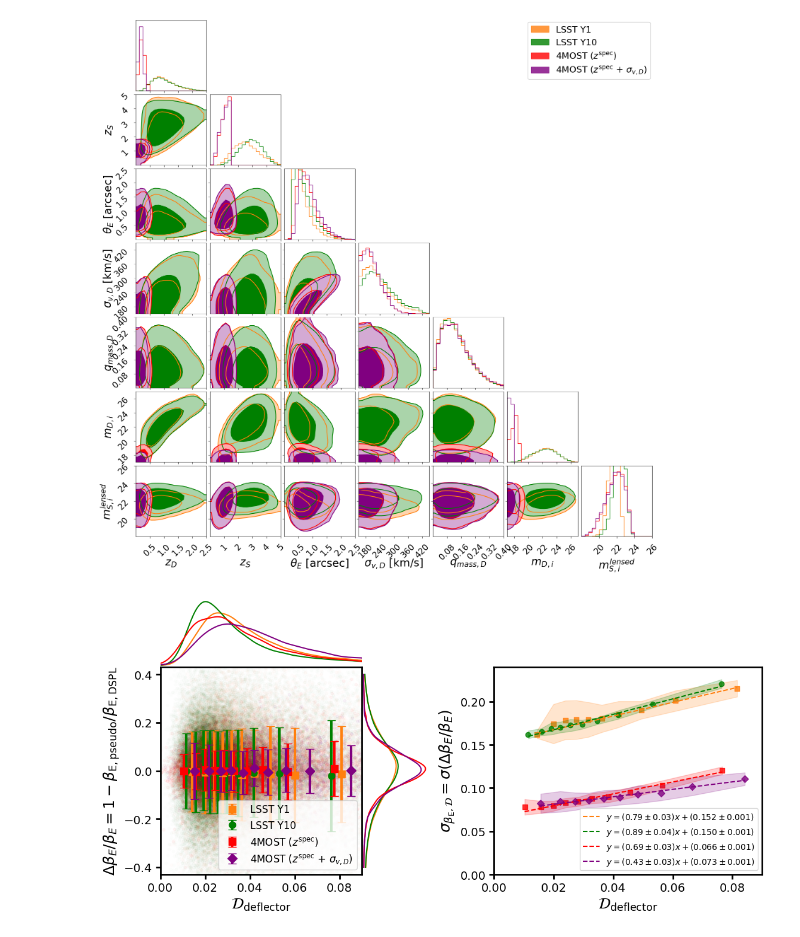
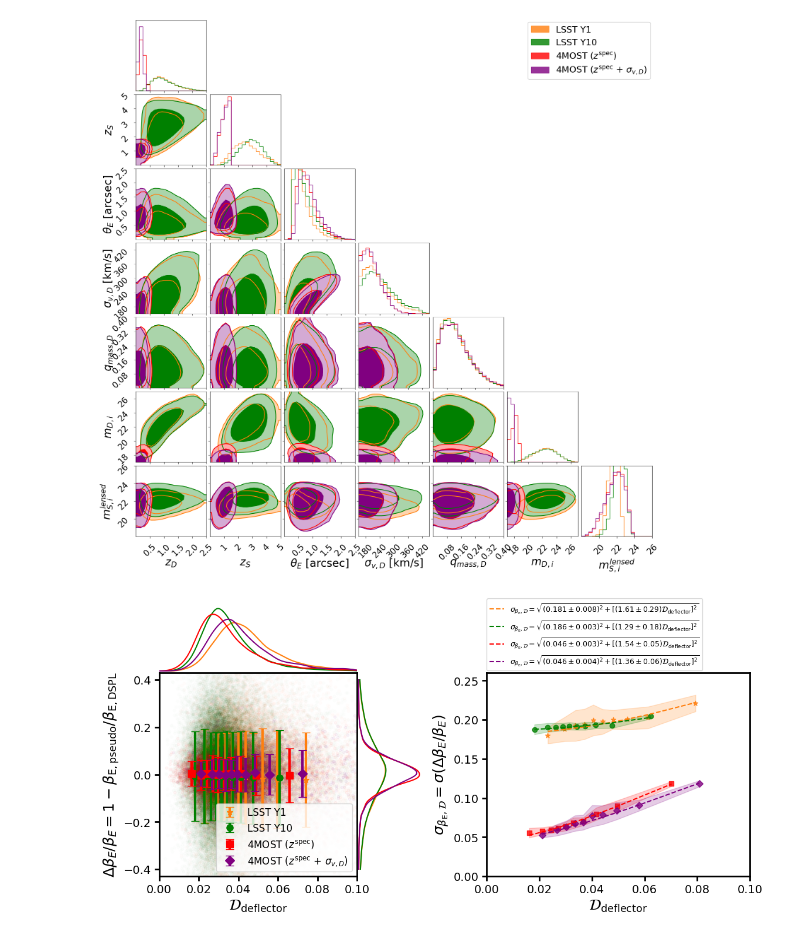
Before and after one commit to timedilatesme/pdspl-analysis, a Jupyter notebook: notebooks/03_deflector_pairing.ipynb, the cells around one changed output. Drawn from its saved outputs; the diff is of its cells as text; code cells hidden in the pictures.

Commit message:
Commit for the newly updated pairing methodology with log metric

```diff
--- a/notebooks/03_deflector_pairing.ipynb
+++ b/notebooks/03_deflector_pairing.ipynb
@@ -40,6 +42,12 @@ def preprocess_ggl_table(filepath):
     table = Table.read(filepath, format='fits')
     table['color_D_gr'] = table['mag_D_g'] - table['mag_D_r']
     table['color_D_ri'] = table['mag_D_r'] - table['mag_D_i']
+
+    # NEW: Convert magnitude to linear pseudo-flux (no zp correction, just for pairing)
+    table['flux_D_i']        = 10**(-0.4 * table['mag_D_i'])
+    table['flux_ratio_D_gr'] = 10**(-0.4 * table['mag_D_g']) / 10**(-0.4 * table['mag_D_r'])
+    table['flux_ratio_D_ri'] = 10**(-0.4 * table['mag_D_r']) / 10**(-0.4 * table['mag_D_i'])
+
     table['log_R_e_kpc'] = np.log10(table['R_e_kpc'])
     table['log_Sigma_half_Msun/pc2'] = np.log10(table['Sigma_half_Msun/pc2'])
     table['log_sigma_v_D'] = np.log10(table['sigma_v_D'])
@@ -78,13 +86,25 @@ pdspl_samples = {
     "lsst_4most_spec-z_sigma_v": {"table": GGL_table_4MOST_specz_sigma, "name": "4MOST ($z^{\\rm spec}$ + $\\sigma_{v, D}$)", "color": "purple"}
 }
 
-base_pairing_keys = ['z_D', 'R_e_arcsec', 'mag_D_i', 'color_D_gr', 'color_D_ri']
-base_dissim_keys = ["rel_diff_R_e_arcsec", "rel_diff_z_D", "rel_diff_mag_D_i", "rel_diff_color_D_gr", "rel_diff_color_D_ri"]
+base_pairing_keys = ['z_D', 'R_e_arcsec',
+                     'flux_D_i', 'flux_ratio_D_gr', 'flux_ratio_D_ri']
+base_dissim_keys = ["rel_diff_z_D", "rel_diff_R_e_arcsec",
+                    "rel_diff_flux_D_i", "rel_diff_flux_ratio_D_gr", "rel_diff_flux_ratio_D_ri"]
 base_error_config = {
     'sigma_v_D': 10.0,                                     # Constant 10 km/s error
     'R_e_arcsec': lambda t: 0.05 * t['R_e_arcsec'],        # 5% fractional error
-    'mag_D_i': 1e-3                                        # 1 millimag precision
+    'mag_D_i': 1e-3,                                        # 1 millimag precision
+    'flux_D_i': lambda t: 0.01 * t['flux_D_i'],           # 1% flux error (derived from mag error)
+    'color_D_gr': 1e-3,                                     # 1 millimag precision
 }
+base_error_config = {
+    'sigma_v_D':        10.0,                                       # Constant 10 km/s error
+    'R_e_arcsec':       lambda t: 0.05  * t['R_e_arcsec'],          # 5% fractional error
+    'flux_D_i':         lambda t: 0.01  * t['flux_D_i'],            # 1% flux error (derived from 1 millimag error)
+    'flux_ratio_D_gr':  lambda t: 0.014 * t['flux_ratio_D_gr'],     # 1.4% error (propagated from mag errors)
+    'flux_ratio_D_ri':  lambda t: 0.014 * t['flux_ratio_D_ri'],     # 1.4% error (propagated from mag errors)
+}
+
 
 for key, s in pdspl_samples.items():
     # Tailor Pairing and Dissimilarity Keys
@@ -129,7 +149,7 @@ fig_corner = plot_dataset_corner(
 ########################################################
 N_realizations = 100
 METRIC = 'rms'
-MAX_DISSIMILARITY = 0.1 if METRIC == 'rms' else 3.0
+MAX_DISSIMILARITY = 0.15
 
 # Initialize tracking dictionary with two new keys
 mc_results = {k: {
@@ -148,7 +168,7 @@ for i_realization in tqdm(range(N_realizations), desc="MC Realizations"):
         table_err = inject_observational_errors(s['table'], s['error_config'])
 
         # 2. Find Pairs
-        indices, _ = get_kdtree_pairs(table_err, s['pairing_keys'], norm_type='zscore')
+        indices, _ = get_kdtree_pairs(table_err, s['pairing_keys'], use_log_metric=True)
 
         # 3. Build PDSPL Tables
         pairs_table = get_pairs_table_PDSPL(s['table'], indices, cosmo_true)
@@ -201,13 +221,14 @@ for sample_key, s in pdspl_samples.items():
 # %%
 ########################################################
 # Plot Scatter in Beta E vs Dissimilarity
 ########################################################
 fig_linear = plot_beta_E_vs_D_MC(
     pdspl_samples,
     mc_results,
-    fit_type='linear',
-    save_path=f"{FIGURES_DIR}beta_E_vs_D_MC.pdf",
-    show_fit_eqn_label=True
+    fit_type='quadrature',
+    # save_path=f"{FIGURES_DIR}beta_E_vs_D_MC.pdf",
+    show_fit_eqn_label=True,
+    plot_dissimilarity_range=(0, 0.10)
 )
 # %% [output]
-[figure, old version]
+[figure, new version]
```
Also changed, not shown: parts of 6 cells of this notebook, 20 other files.
